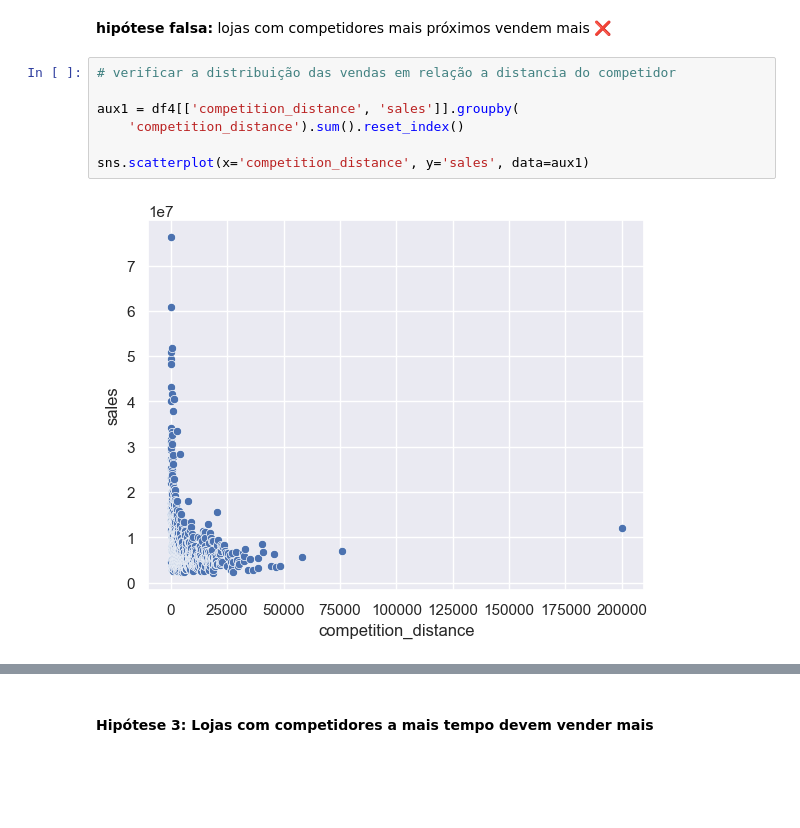
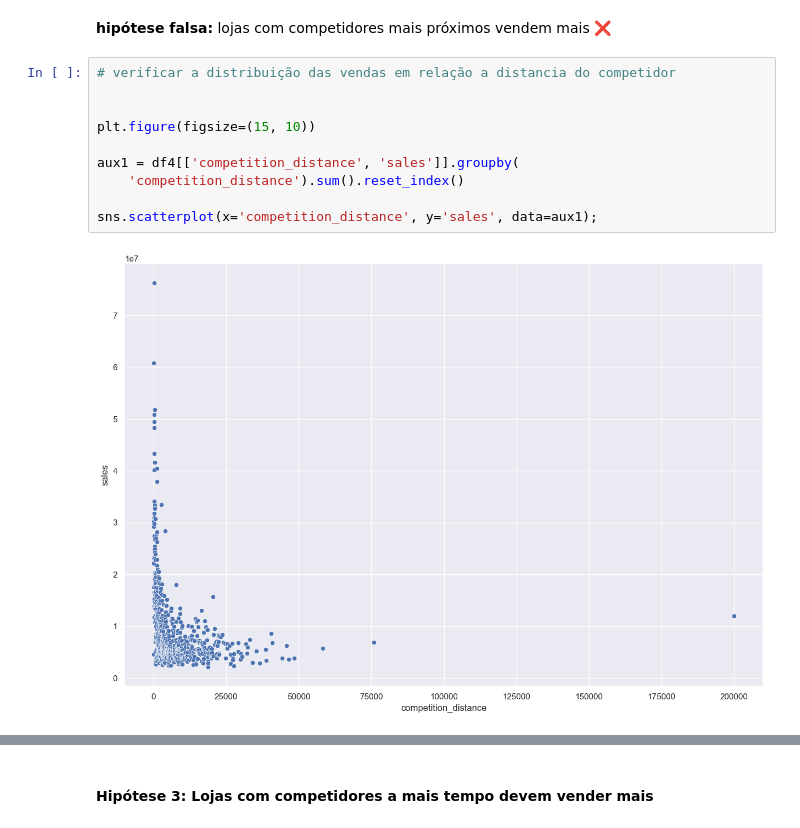
Before and after one commit to deborabmfreitas/projeto-rossmann-regressao, a Jupyter notebook: rossmann_regression.ipynb, the cells around one changed output, grey strips where cells are left out. Drawn from its saved outputs; the diff is of its cells as text; blank space fills up the shorter version.

```diff
--- a/rossmann_regression.ipynb
+++ b/rossmann_regression.ipynb
@@ -775,12 +781,15 @@ aux3.pivot(index='year_week', columns='assortment', values='sales').plot()
 **hipótese falsa:** lojas com competidores mais próximos vendem mais ❌
 # %%
 # verificar a distribuição das vendas em relação a distancia do competidor
+
+
+plt.figure(figsize=(15, 10))
 
 aux1 = df4[['competition_distance', 'sales']].groupby(
     'competition_distance').sum().reset_index()
 
-sns.scatterplot(x='competition_distance', y='sales', data=aux1)
+sns.scatterplot(x='competition_distance', y='sales', data=aux1);
 # %% [output]
-[figure, old version]
+[figure, new version]
 # %%
 # compararando o somatório de vendas por conjunto de competidores
```
Also changed, not shown: parts of 13 cells of this notebook.
